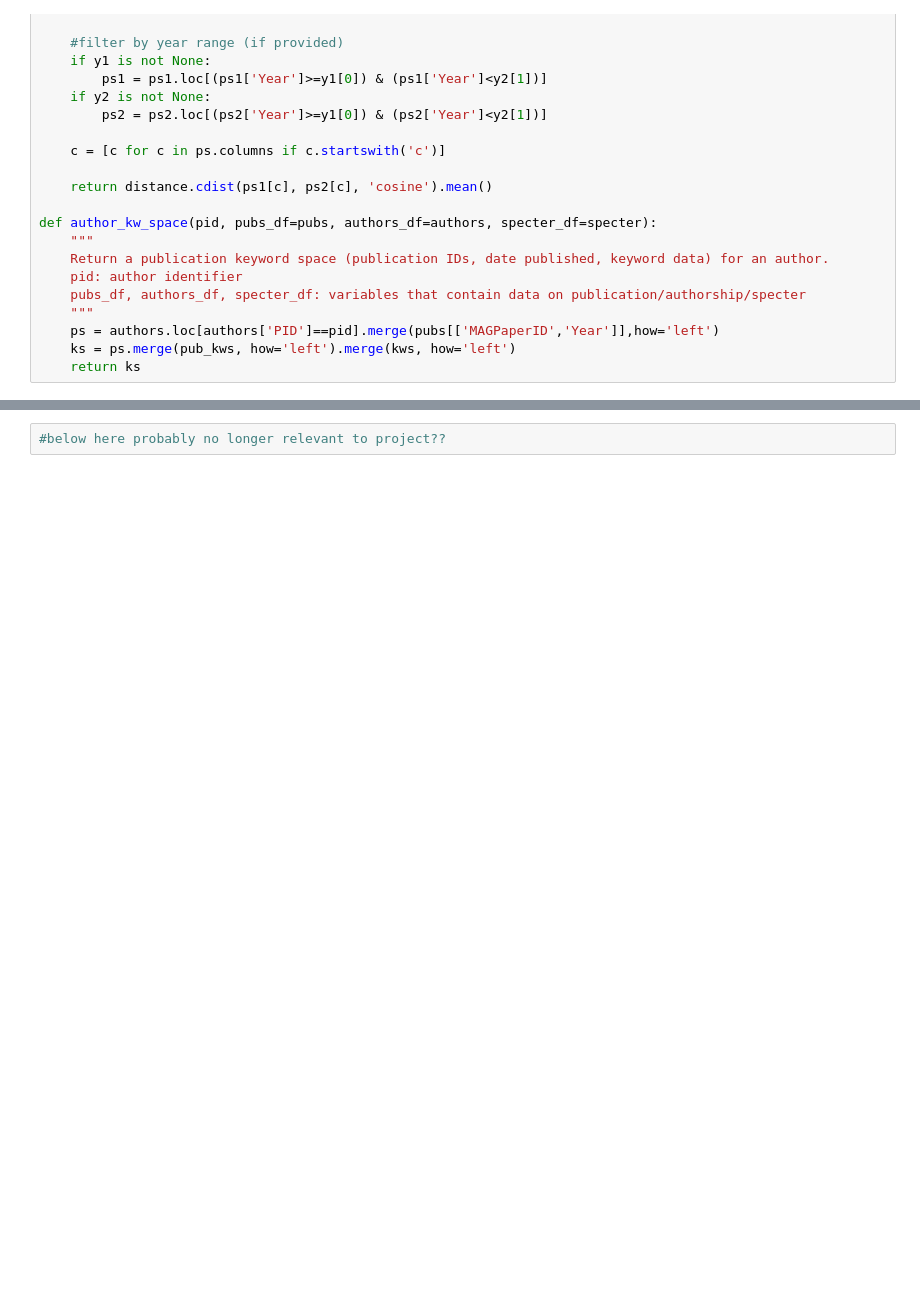
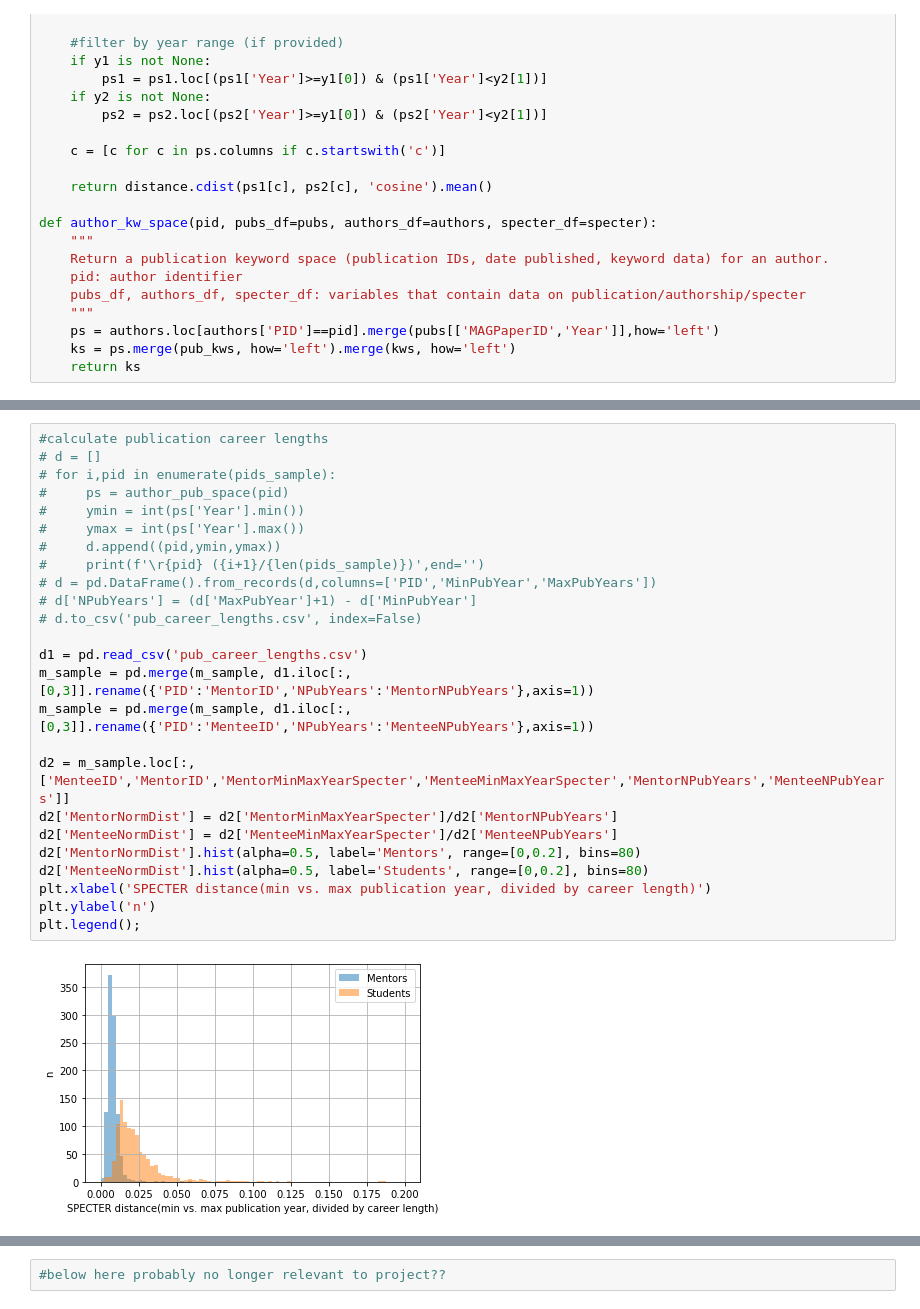
Before and after one commit to schwarza/s4_group_project, a Jupyter notebook: lps_scratch.ipynb, the cells around one changed output, grey strips where cells are left out. Saved outputs shown, nothing was run; the diff lists cells and outputs as text; blank space fills up the shorter version.

```diff
--- a/lps_scratch.ipynb
+++ b/lps_scratch.ipynb
@@ -190,0 +218,27 @@ plt.legend();
+# %%
+#calculate publication career lengths
+# d = []
+# for i,pid in enumerate(pids_sample):
+#     ps = author_pub_space(pid)
+#     ymin = int(ps['Year'].min())
+#     ymax = int(ps['Year'].max())
+#     d.append((pid,ymin,ymax))
+#     print(f'\r{pid} ({i+1}/{len(pids_sample)})',end='')
+# d = pd.DataFrame().from_records(d,columns=['PID','MinPubYear','MaxPubYears'])
+# d['NPubYears'] = (d['MaxPubYear']+1) - d['MinPubYear']
+# d.to_csv('pub_career_lengths.csv', index=False)
+
+d1 = pd.read_csv('pub_career_lengths.csv')
+m_sample = pd.merge(m_sample, d1.iloc[:,[0,3]].rename({'PID':'MentorID','NPubYears':'MentorNPubYears'},axis=1))
+m_sample = pd.merge(m_sample, d1.iloc[:,[0,3]].rename({'PID':'MenteeID','NPubYears':'MenteeNPubYears'},axis=1))
+
+d2 = m_sample.loc[:,['MenteeID','MentorID','MentorMinMaxYearSpecter','MenteeMinMaxYearSpecter','MentorNPubYears','MenteeNPubYears']]
+d2['MentorNormDist'] = d2['MentorMinMaxYearSpecter']/d2['MentorNPubYears']
+d2['MenteeNormDist'] = d2['MenteeMinMaxYearSpecter']/d2['MenteeNPubYears']
+d2['MentorNormDist'].hist(alpha=0.5, label='Mentors', range=[0,0.2], bins=80)
+d2['MenteeNormDist'].hist(alpha=0.5, label='Students', range=[0,0.2], bins=80)
+plt.xlabel('SPECTER distance(min vs. max publication year, divided by career length)')
+plt.ylabel('n')
+plt.legend();
+# %% [output]
+[figure, added]
```
Also changed, not shown: parts of 13 cells of this notebook.
